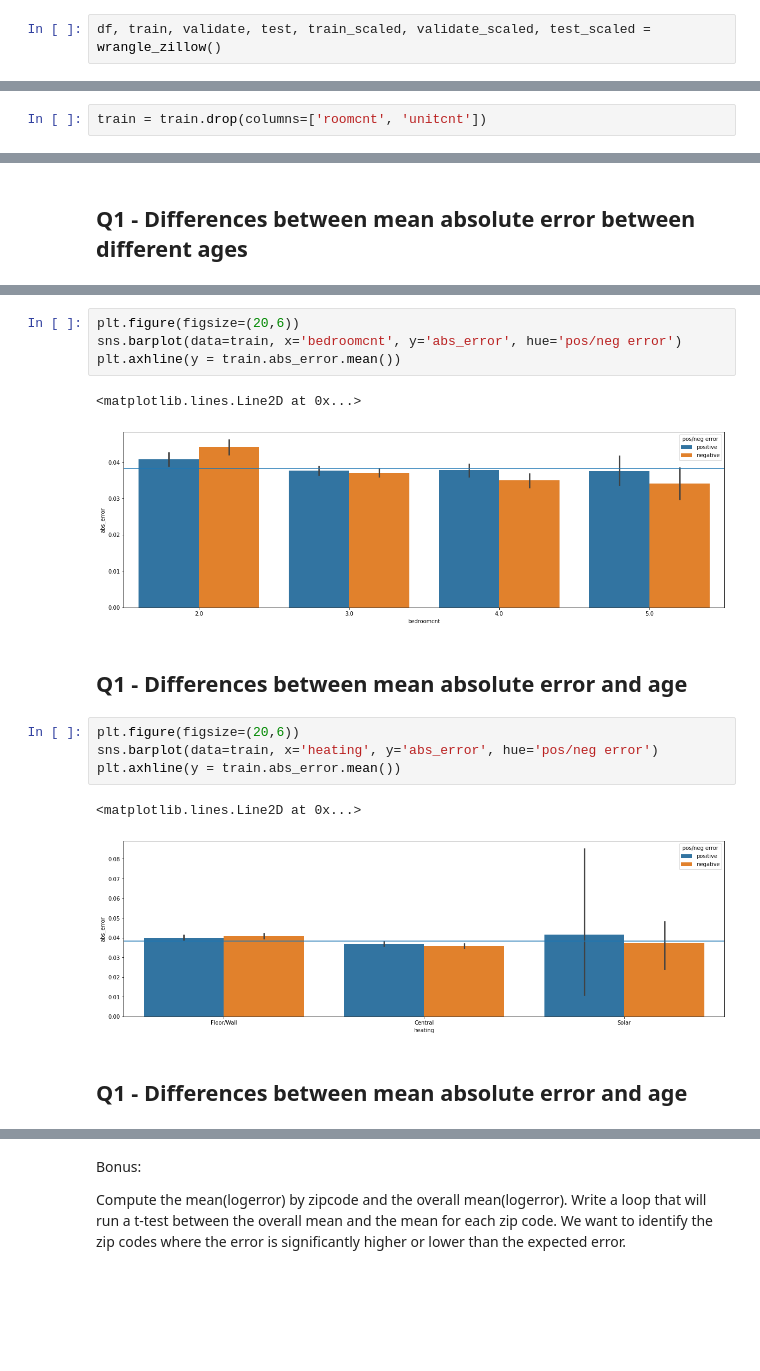
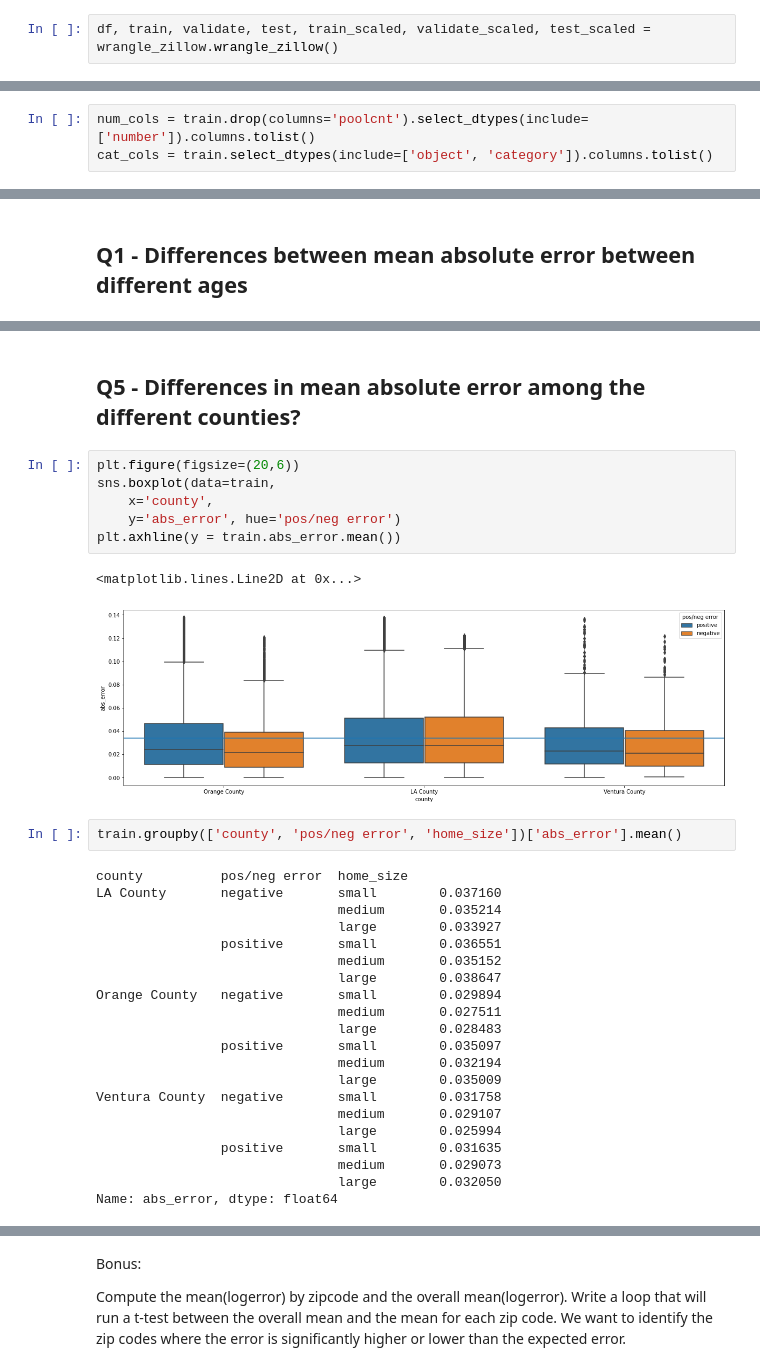
Before and after one commit to joshua-shorterivey/clustering-excercises, a Jupyter notebook: explore_zillow.ipynb, the cells around one changed output, grey strips where cells are left out. Saved outputs shown, nothing was run; the diff lists cells and outputs as text; blank space fills up the shorter version.

```diff
--- a/explore_zillow.ipynb
+++ b/explore_zillow.ipynb
@@ -26,3 +30,3 @@ Answer those questions through a mix of statistical tests and visualizations.
 # %%
-df, train, validate, test, train_scaled, validate_scaled, test_scaled = wrangle_zillow()
+df, train, validate, test, train_scaled, validate_scaled, test_scaled = wrangle_zillow.wrangle_zillow()
 # %% [output]
@@ -120,6 +123,9 @@ def remove_outliers(df, col_list, k=1.5):
     print(f"Number of observations removed: {num_obs - df.shape[0]}")
 
     return df
+# %%
+num_cols = train.drop(columns='poolcnt').select_dtypes(include=['number']).columns.tolist()
+cat_cols = train.select_dtypes(include=['object', 'category']).columns.tolist()
 # %%
 train = remove_outliers(train, num_cols)
 # %% [output]
@@ -228,7 +260,5 @@ for col in cat_cols:
 # pd.concat([train[['regionidzip']], zip_codes], join='outer')
 # zip_codes = zip_codes.rename(columns={'value':'regionidzip'})
 # train.regionidzip.value_counts()
-# %%
-train = train.drop(columns=['roomcnt', 'unitcnt'])
 # %%
 plt.figure(figsize=(20,9))
@@ -271,18 +374,34 @@ plt.axhline(y = train.abs_error.mean())
+# %% [markdown]
+## Q5 - Differences in mean absolute error among the different counties?
 # %%
 plt.figure(figsize=(20,6))
-sns.barplot(data=train, x='bedroomcnt', y='abs_error', hue='pos/neg error')
+sns.boxplot(data=train,
+    x='county',
+    y='abs_error', hue='pos/neg error')
 plt.axhline(y = train.abs_error.mean())
 # %% [output]
 <matplotlib.lines.Line2D at 0x...>
-[figure, old version]
+[figure, new version]
-# %% [markdown]
-## Q1 - Differences between mean absolute error and age
-# %%
-plt.figure(figsize=(20,6))
-sns.barplot(data=train, x='heating', y='abs_error', hue='pos/neg error')
-plt.axhline(y = train.abs_error.mean())
-# %% [output]
-<matplotlib.lines.Line2D at 0x...>
-[figure, removed]
-# %% [markdown]
-## Q1 - Differences between mean absolute error and age
+# %%
+train.groupby(['county', 'pos/neg error', 'home_size'])['abs_error'].mean()
+# %% [output]
+county          pos/neg error  home_size
+LA County       negative       small        0.037160
+                               medium       0.035214
+                               large        0.033927
+                positive       small        0.036551
+                               medium       0.035152
+                               large        0.038647
+Orange County   negative       small        0.029894
+                               medium       0.027511
+                               large        0.028483
+                positive       small        0.035097
+                               medium       0.032194
+                               large        0.035009
+Ventura County  negative       small        0.031758
+                               medium       0.029107
+                               large        0.025994
+                positive       small        0.031635
+                               medium       0.029073
+                               large        0.032050
+Name: abs_error, dtype: float64
```
Also changed, not shown: parts of 31 cells of this notebook, 3 other files.
